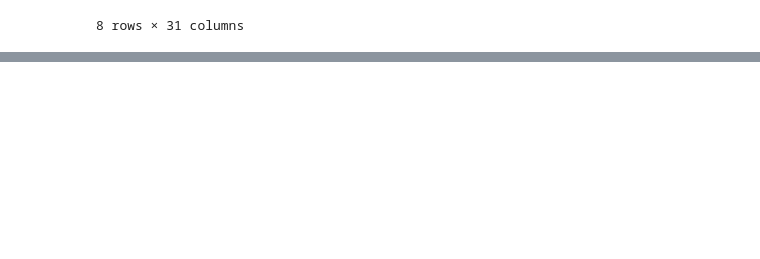
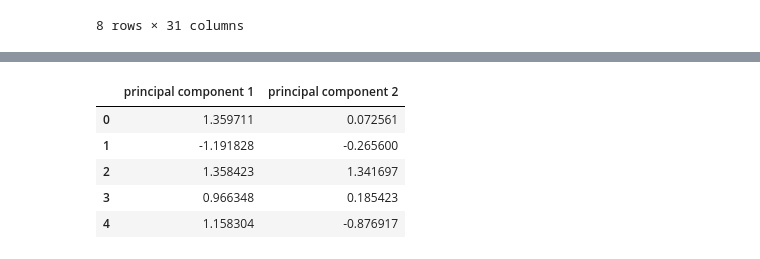
Before and after one commit to bukhbayar/capstone-finance, a Jupyter notebook: notebooks/1.0-credit-card-fraud.ipynb, the cells around one changed output, grey strips where cells are left out. Saved outputs shown, nothing was run; the diff lists cells and outputs as text; code cells hidden in the pictures; blank space fills up the shorter version.

```diff
--- a/notebooks/1.0-credit-card-fraud.ipynb
+++ b/notebooks/1.0-credit-card-fraud.ipynb
@@ -31,0 +164,13 @@ df.shape
+# %%
+pca = PCA(n_components=2)
+principalComponents = pca.fit_transform(x)
+principalDf = pd.DataFrame(data = principalComponents, columns = ['principal component 1', 'principal component 2'])
+
+principalDf.head(5)
+# %% [output]
+|  | principal component 1 | principal component 2 |
+| 0 | 1.359711 | 0.072561 |
+| 1 | -1.191828 | -0.265600 |
+| 2 | 1.358423 | 1.341697 |
+| 3 | 0.966348 | 0.185423 |
+| 4 | 1.158304 | -0.876917 |
```
Also changed, not shown: parts of 19 cells of this notebook.
